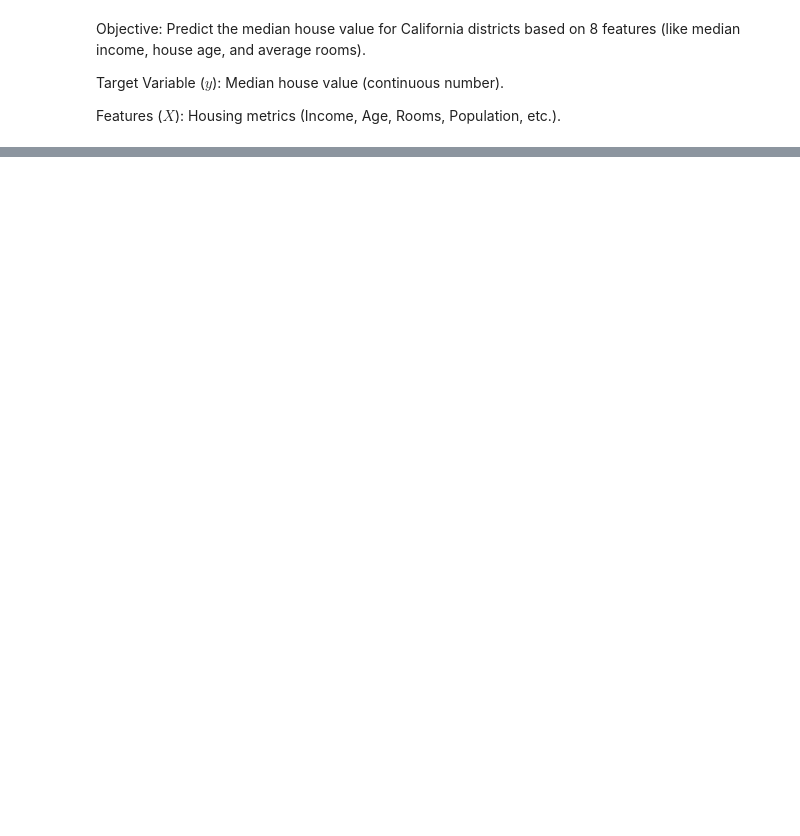
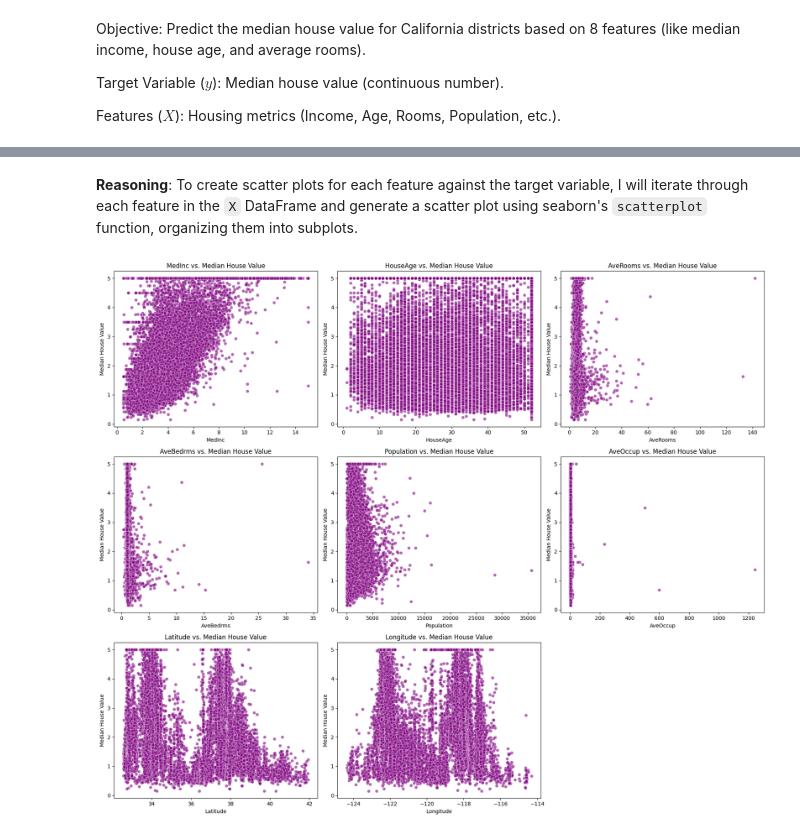
Before and after one commit to rsys-adsingh/Regression, a Jupyter notebook: RegressionAlgo.ipynb, the cells around one changed output, grey strips where cells are left out. Saved outputs shown, nothing was run; the diff lists cells and outputs as text; code cells hidden in the pictures; blank space fills up the shorter version.

```diff
--- a/RegressionAlgo.ipynb
+++ b/RegressionAlgo.ipynb
@@ -24,0 +144,25 @@ y = data.target
+# %% [markdown]
+**Reasoning**:
+To create scatter plots for each feature against the target variable, I will iterate through each feature in the `X` DataFrame and generate a scatter plot using seaborn's `scatterplot` function, organizing them into subplots.
+# %%
+num_features = X.shape[1]
+num_cols = 3  # Number of columns for subplots
+num_rows = (num_features + num_cols - 1) // num_cols # Calculate number of rows needed
+
+fig, axes = plt.subplots(num_rows, num_cols, figsize=(num_cols * 6, num_rows * 5))
+axes = axes.flatten() # Flatten the 2D array of axes for easy iteration
+
+for i, col in enumerate(X.columns):
+    sns.scatterplot(x=X[col], y=y, ax=axes[i], alpha=0.6, color='purple')
+    axes[i].set_title(f'{col} vs. Median House Value', fontsize=12)
+    axes[i].set_xlabel(col, fontsize=10)
+    axes[i].set_ylabel('Median House Value', fontsize=10)
+
+# Hide any unused subplots
+for j in range(i + 1, len(axes)):
+    fig.delaxes(axes[j])
+
+plt.tight_layout()
+plt.show()
+# %% [output]
+[figure, added]
```
Also changed, not shown: parts of 40 cells of this notebook.
